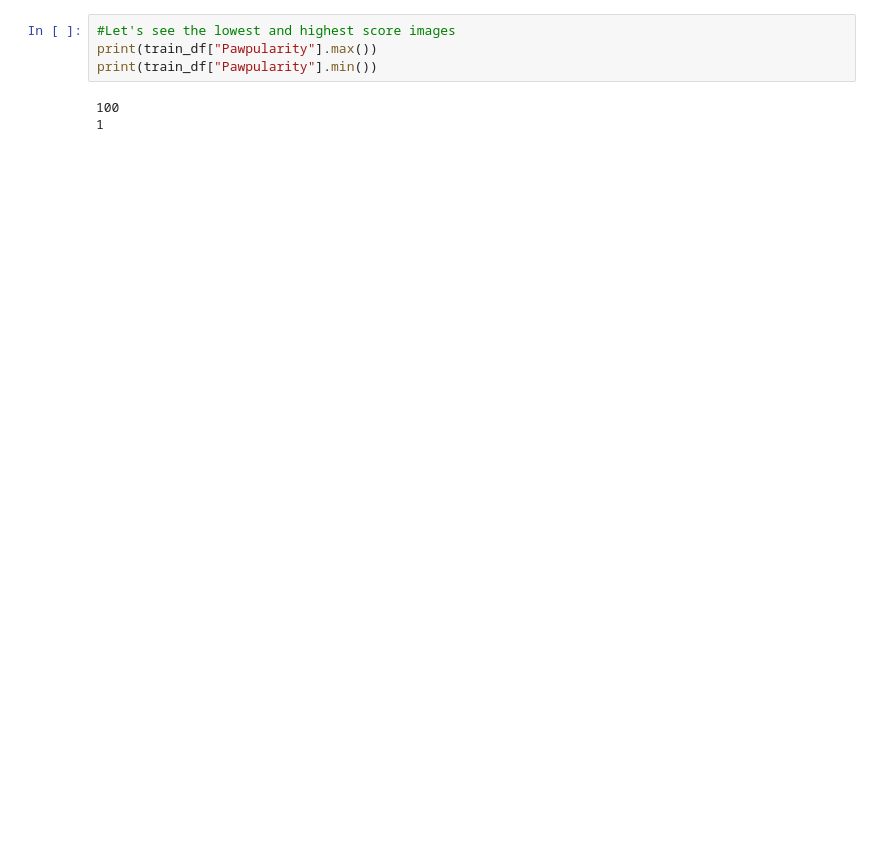
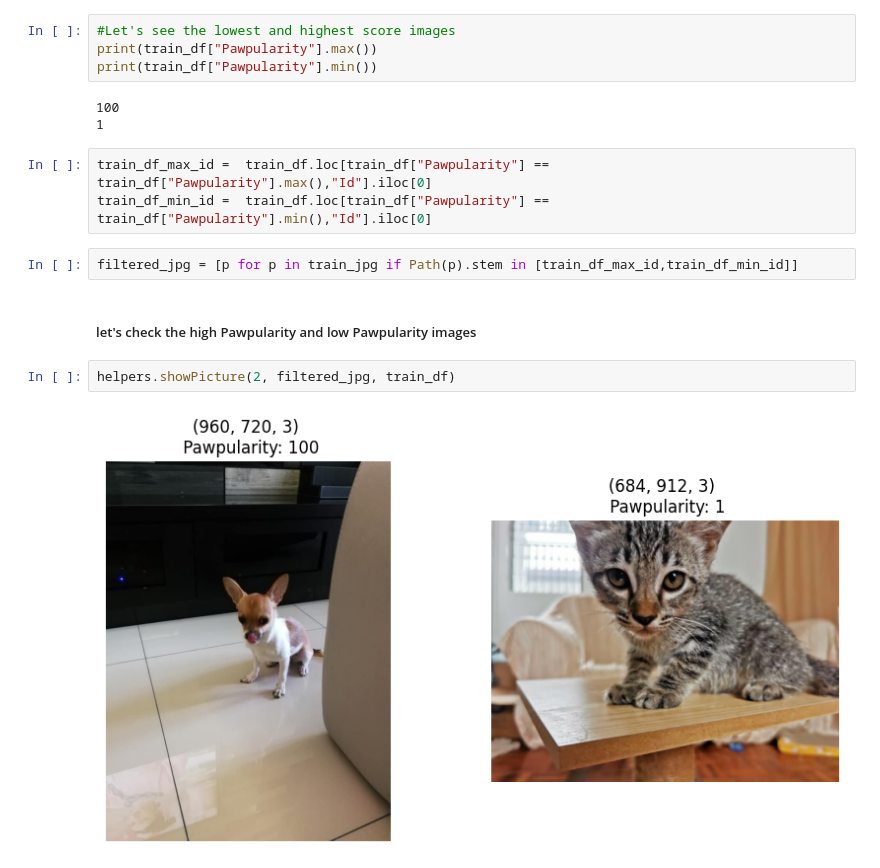
Before and after one commit to GhiasAli17/Petfinder_Pawpularity, a Jupyter notebook: main.ipynb, the cells around one changed output. Drawn from its saved outputs; the diff is of its cells as text; blank space fills up the shorter version.

Commit message:
high and low score images shown

```diff
--- a/main.ipynb
+++ b/main.ipynb
@@ -117,3 +117,14 @@ print(train_df["Pawpularity"].min())
 # %% [output]
 100
 1
+# %%
+train_df_max_id =  train_df.loc[train_df["Pawpularity"] == train_df["Pawpularity"].max(),"Id"].iloc[0]
+train_df_min_id =  train_df.loc[train_df["Pawpularity"] == train_df["Pawpularity"].min(),"Id"].iloc[0]
+# %%
+filtered_jpg = [p for p in train_jpg if Path(p).stem in [train_df_max_id,train_df_min_id]]
+# %% [markdown]
+##### let's check the high Pawpularity and low Pawpularity images
+# %%
+helpers.showPicture(2, filtered_jpg, train_df)
+# %% [output]
+[figure, added]
```
Also changed, not shown: parts of 1 cell of this notebook, 1 other file.
